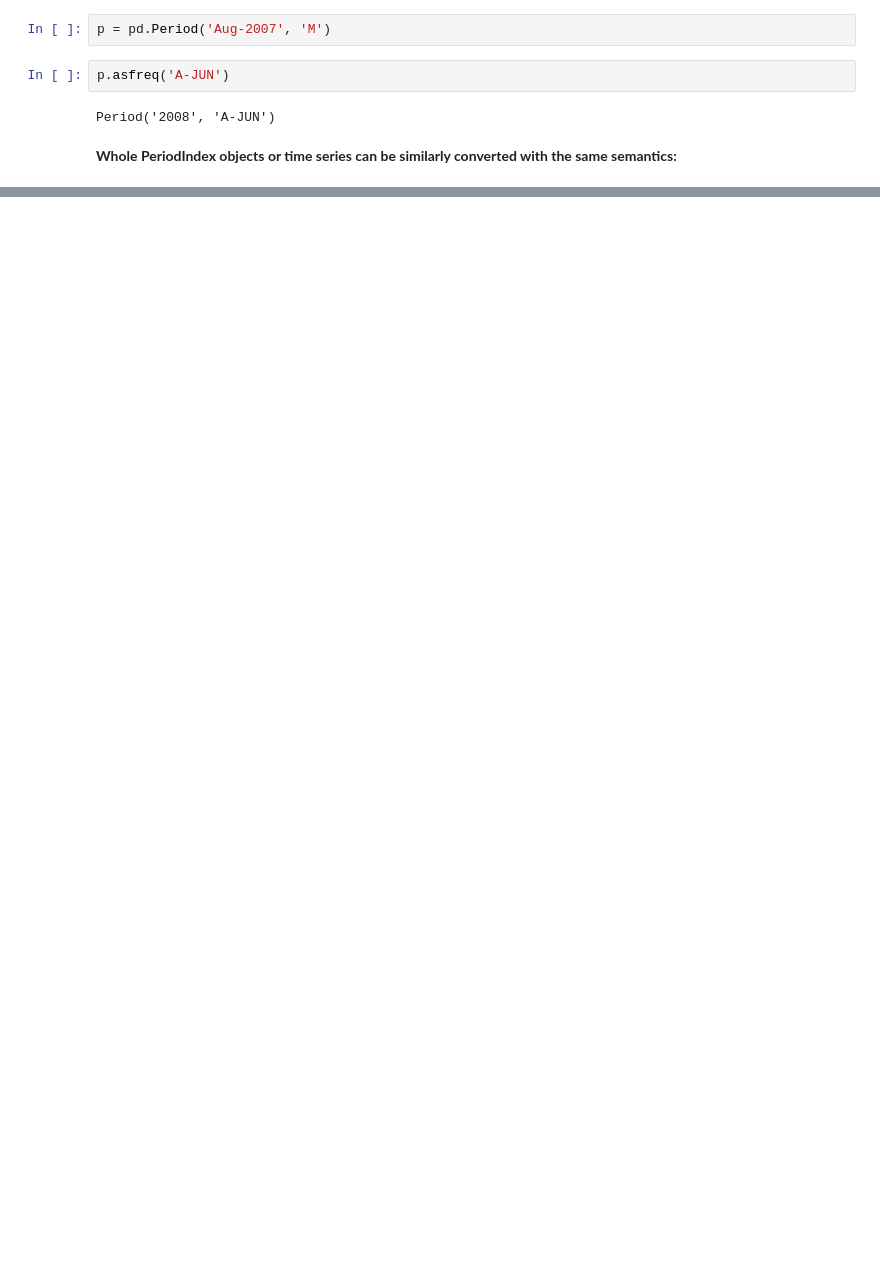
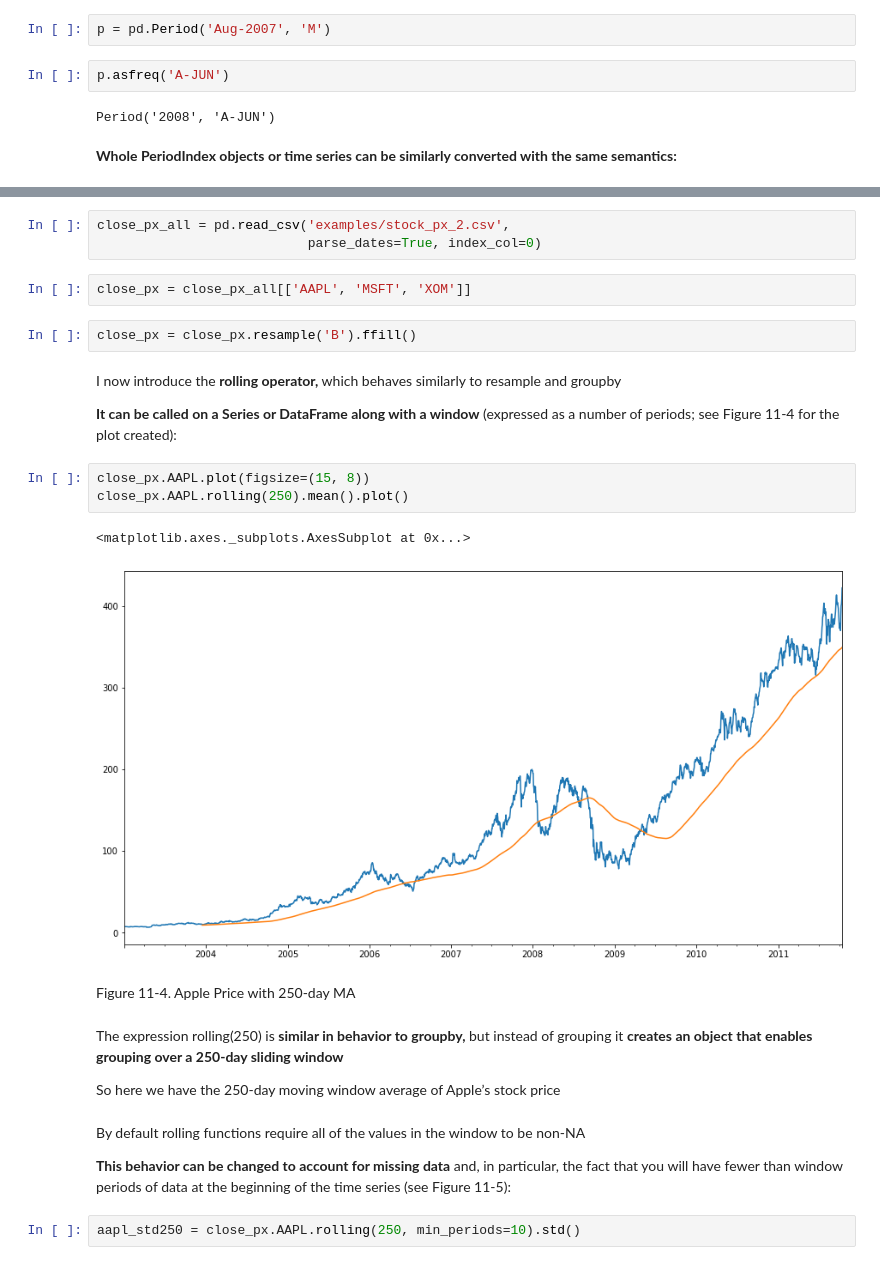
Before and after one commit to lucaslokchan/data-analysis, a Jupyter notebook: Python for Data Analysis/11_Time_Series.ipynb, the cells around one changed output, grey strips where cells are left out. Cells and saved outputs as stored; diff of their text form; blank space fills up the shorter version.

```diff
--- a/Python for Data Analysis/11_Time_Series.ipynb
+++ b/Python for Data Analysis/11_Time_Series.ipynb
@@ -1100,0 +1714,29 @@ Period('2008', 'A-JUN')
+# %%
+close_px_all = pd.read_csv('examples/stock_px_2.csv',
+                           parse_dates=True, index_col=0)
+# %%
+close_px = close_px_all[['AAPL', 'MSFT', 'XOM']]
+# %%
+close_px = close_px.resample('B').ffill()
+# %% [markdown]
+I now introduce the **rolling operator,** which behaves similarly to resample and groupby
+
+**It can be called on a Series or DataFrame along with a window** (expressed as a number of periods; see Figure 11-4 for the plot created):
+# %%
+close_px.AAPL.plot(figsize=(15, 8))
+close_px.AAPL.rolling(250).mean().plot()
+# %% [output]
+<matplotlib.axes._subplots.AxesSubplot at 0x...>
+[figure, added]
+# %% [markdown]
+Figure 11-4. Apple Price with 250-day MA
+# %% [markdown]
+The expression rolling(250) is **similar in behavior to groupby,** but instead of grouping it **creates an object that enables grouping over a 250-day sliding window**
+
+So here we have the 250-day moving window average of Apple’s stock price
+# %% [markdown]
+By default rolling functions require all of the values in the window to be non-NA
+
+**This behavior can be changed to account for missing data** and, in particular, the fact that you will have fewer than window periods of data at the beginning of the time series (see Figure 11-5):
+# %%
+aapl_std250 = close_px.AAPL.rolling(250, min_periods=10).std()
```
Also changed, not shown: parts of 176 cells of this notebook.
